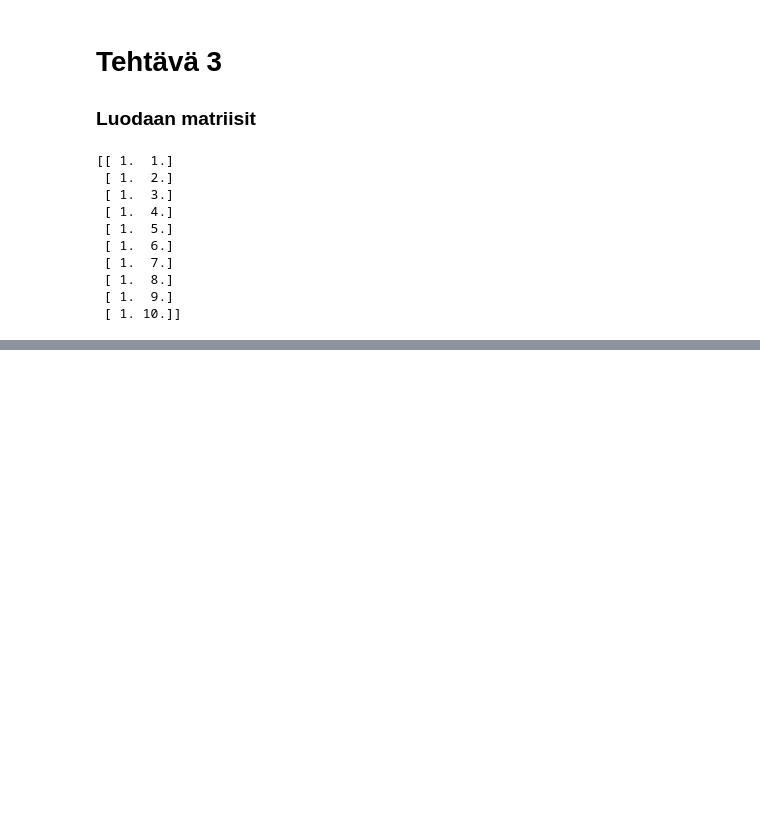
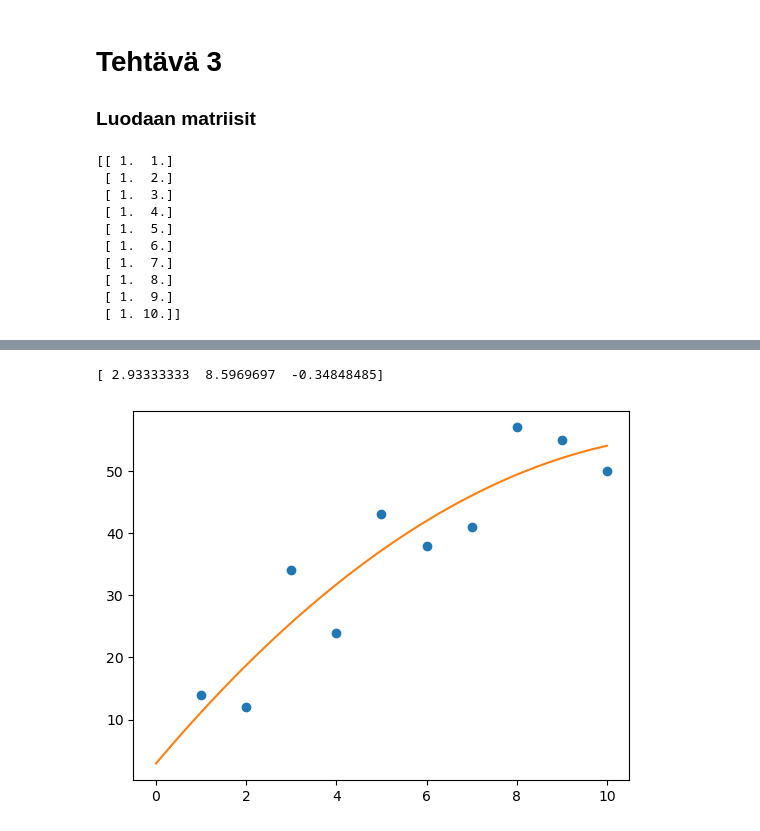
Before and after one commit to Jannassl/ViikkoTehtavatNeuro, a Jupyter notebook: Matikka/Viikkotehtavat2.ipynb, the cells around one changed output, grey strips where cells are left out. Drawn from its saved outputs; the diff is of its cells as text; code cells hidden in the pictures; blank space fills up the shorter version.

```diff
--- a/Matikka/Viikkotehtavat2.ipynb
+++ b/Matikka/Viikkotehtavat2.ipynb
@@ -90,0 +94,3 @@ plt.plot(xx, yy)
+# %%
+X = np.vstack([np.ones(len(x)), x, x**2]).T
+print(X)
@@ -90,0 +108,16 @@ plt.plot(xx, yy)
+# %%
+M = la.inv(X.T @ X) @ X.T @ y
+print(M)
+# %% [output]
+[ 2.93333333  8.5969697  -0.34848485]
+# %%
+# Piirretään kuavaaja ja regressiokäyrä
+xx = np.linspace(0, 10, 100)
+# Muodostetaan matriisi XX = [1, xx, xx^2]
+XX = np.vstack([np.ones(len(xx)), xx, xx**2]).T
+yy = XX @ M
+plt.plot(x, y, 'o')
+plt.plot(xx, yy)
+plt.show()
+# %% [output]
+[figure, added]
```
Also changed, not shown: parts of 6 cells of this notebook.
